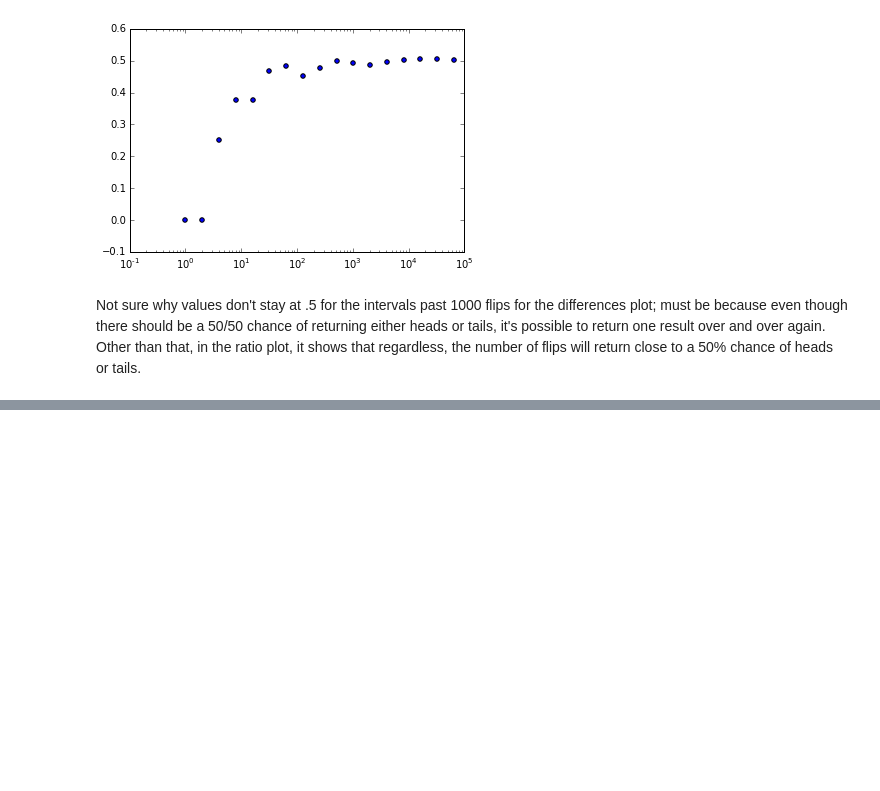
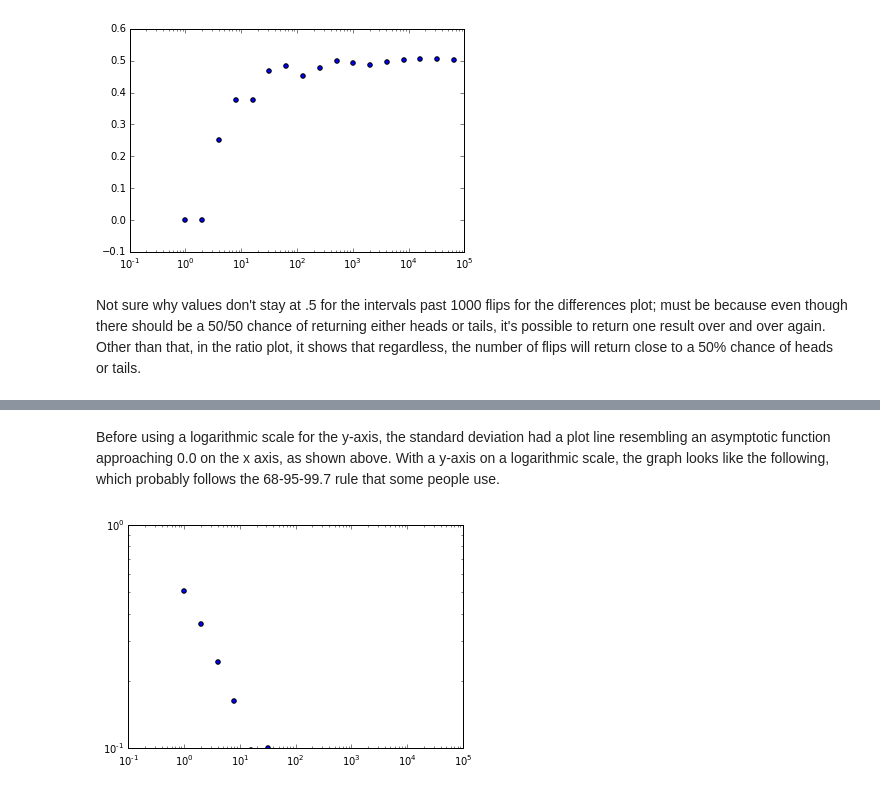
Before and after one commit to kasalak/Flipping-Out, a Jupyter notebook: HW10/Coin-Flips.ipynb, the cells around one changed output, grey strips where cells are left out. Saved outputs shown, nothing was run; the diff lists cells and outputs as text; code cells hidden in the pictures; blank space fills up the shorter version.

Commit message:
added more functions

```diff
--- a/HW10/Coin-Flips.ipynb
+++ b/HW10/Coin-Flips.ipynb
@@ -79,0 +107,13 @@ Not sure why values don't stay at .5 for the intervals past 1000 flips for the d
+# %% [markdown]
+Before using a logarithmic scale for the y-axis, the standard deviation had a plot line resembling an asymptotic function approaching 0.0 on the x axis, as shown above. With a y-axis on a logarithmic scale, the graph looks like the following, which probably follows the 68-95-99.7 rule that some people use.
+# %%
+std_dev = []
+for x in list(zip(*twenty_trials())):
+    std_dev.append(st.stdev(x))
+
+plt.scatter(x_intervals, std_dev)
+plt.xscale('log')
+plt.yscale('log')
+plt.show()
+# %% [output]
+[figure, added]
```
Also changed, not shown: parts of 2 cells of this notebook.
